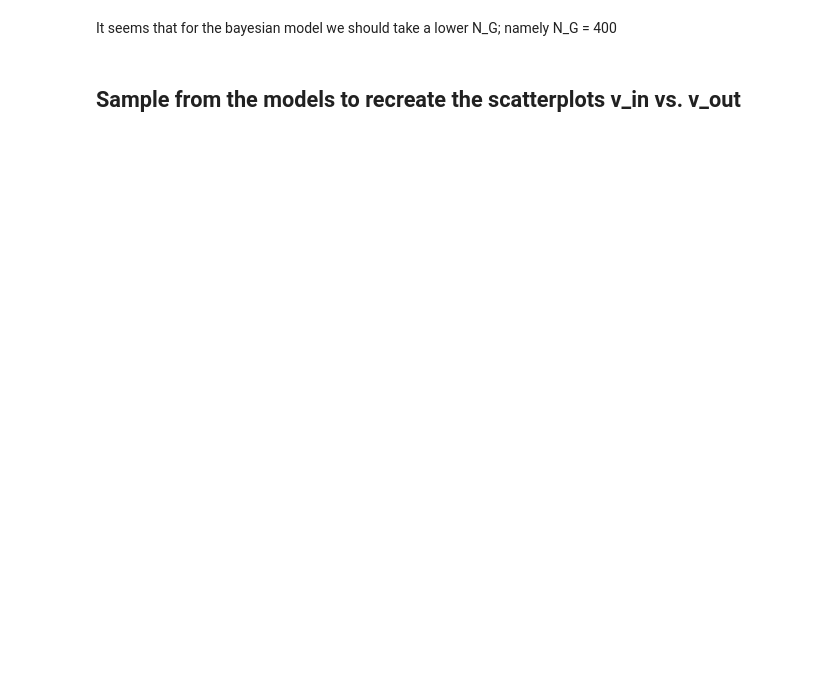
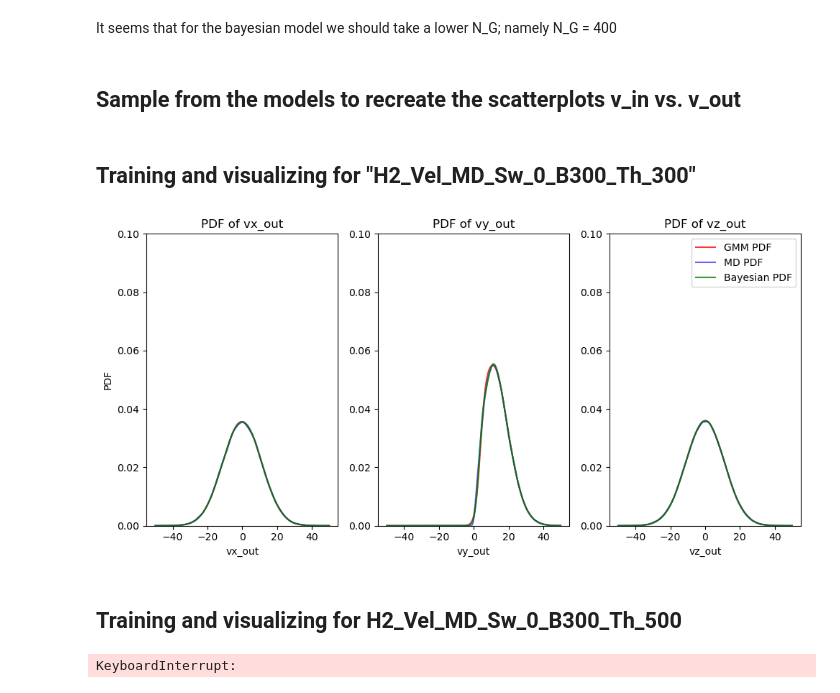
Before and after one commit to QuintenTijn/4AI000_Heat_and_flow, a Jupyter notebook: Materials_for_ML_assigment_2025/Bayesian_testing_notebook.ipynb, the cells around one changed output. Saved outputs shown, nothing was run; the diff lists cells and outputs as text; code cells hidden in the pictures; blank space fills up the shorter version.

Commit message:
Continue working in bayesian notebook

```diff
--- a/Materials_for_ML_assigment_2025/Bayesian_testing_notebook.ipynb
+++ b/Materials_for_ML_assigment_2025/Bayesian_testing_notebook.ipynb
@@ -400,0 +527,29 @@ It seems that for the bayesian model we should take a lower N_G; namely N_G = 40
+# %% [markdown]
+## Training and visualizing for "H2_Vel_MD_Sw_0_B300_Th_300"
+# %%
+# Train the gaussian mixture model and bayesian gaussian mixture model on the following data sets:
+
+title1 = "H2_Vel_MD_Sw_0_B300_Th_300"
+N_G_gmm = 600  # Number of components for GMM
+N_G_bayesian = 400  # Number of components for Bayesian GMM
+gmm_model_1 = initialize_gmm(X_df_1, N_G_gmm)
+bayesian_model_1 = initialize_bayesian_gmm(X_df_1, N_G_bayesian)
+# %%
+# Seperate the visualization and training part
+visualize_pdf(X_df_1, gmm_model_1, bayesian_model_1, title1, N_G_gmm, N_G_bayesian)
+
+# TODO: also add a function for visualizing all the scatters
+# %% [output]
+[figure, added]
+# %% [markdown]
+## Training and visualizing for H2_Vel_MD_Sw_0_B300_Th_500
+# %%
+# Train the gaussian mixture model and bayesian gaussian mixture model on the following data sets:
+
+title2 = "H2_Vel_MD_Sw_0_B300_Th_500"
+N_G_gmm = 600  # Number of components for GMM
+N_G_bayesian = 400  # Number of components for Bayesian GMM
+gmm_model_2 = initialize_gmm(X_df_2, N_G_gmm)
+bayesian_model_2 = initialize_bayesian_gmm(X_df_2, N_G_bayesian)
+# %% [output]
+KeyboardInterrupt:
```
Also changed, not shown: parts of 12 cells of this notebook, 7 other files.
